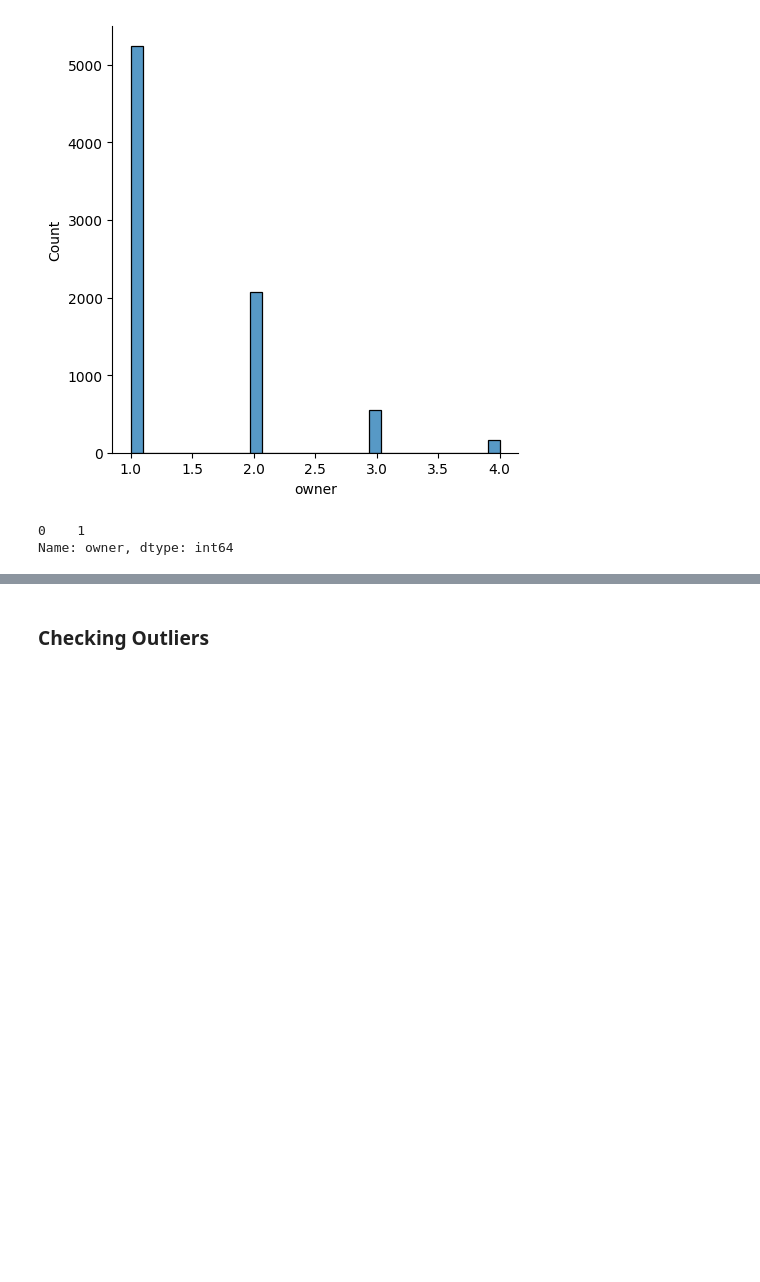
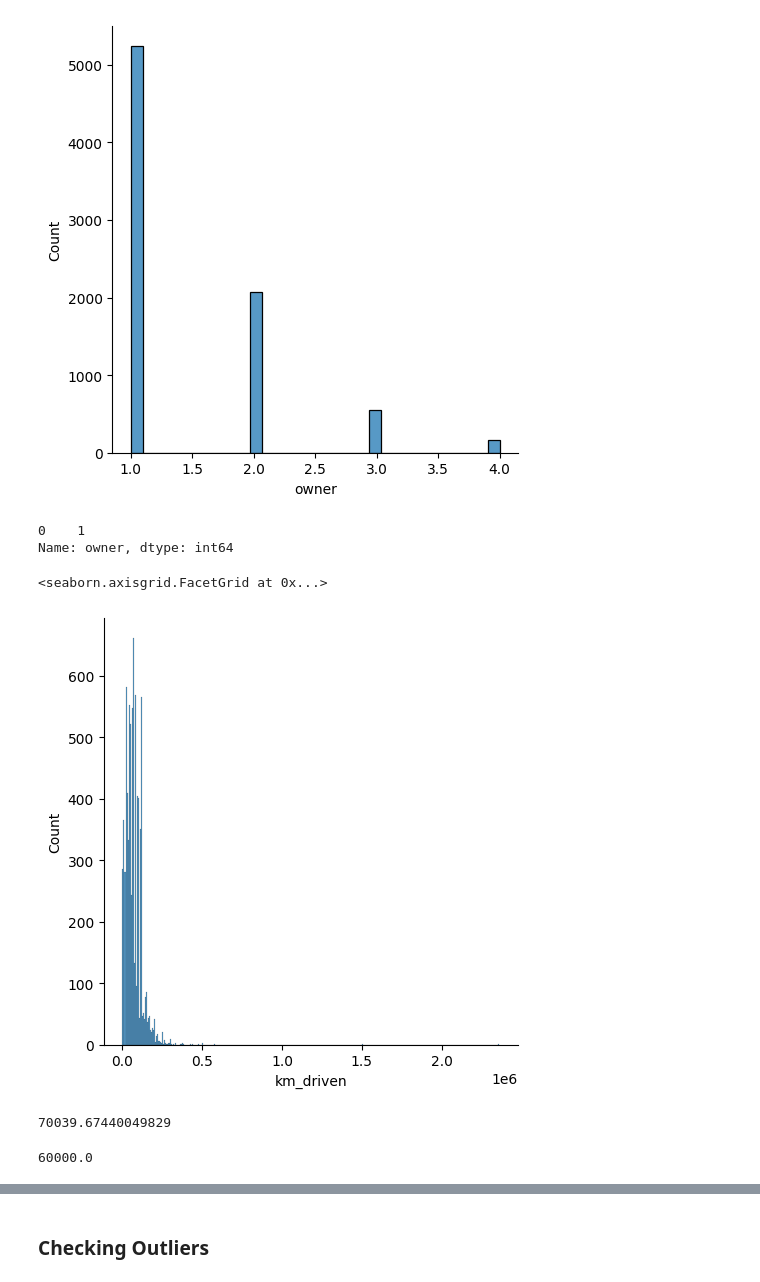
Before and after one commit to Noppawee-Teeraratchanon/AIT_ML_Assignment1, a Jupyter notebook: code/model.ipynb, the cells around one changed output, grey strips where cells are left out. Saved outputs shown, nothing was run; the diff lists cells and outputs as text; code cells hidden in the pictures; blank space fills up the shorter version.

```diff
--- a/code/model.ipynb
+++ b/code/model.ipynb
@@ -417,3 +407,19 @@ X_train['owner'].mode()
 # %% [output]
 0    1
 Name: owner, dtype: int64
+# %%
+#Plot Distribution plot of km_driven
+sns.displot(data=df, x='km_driven')
+# %% [output]
+<seaborn.axisgrid.FacetGrid at 0x...>
+[figure, added]
+# %%
+# Find mean of km_driven
+X_train['km_driven'].mean()
+# %% [output]
+70039.67440049829
+# %%
+# Find median of km_driven
+X_train['km_driven'].median()
+# %% [output]
+60000.0
```
Also changed, not shown: parts of 35 cells of this notebook, 2 other files.
